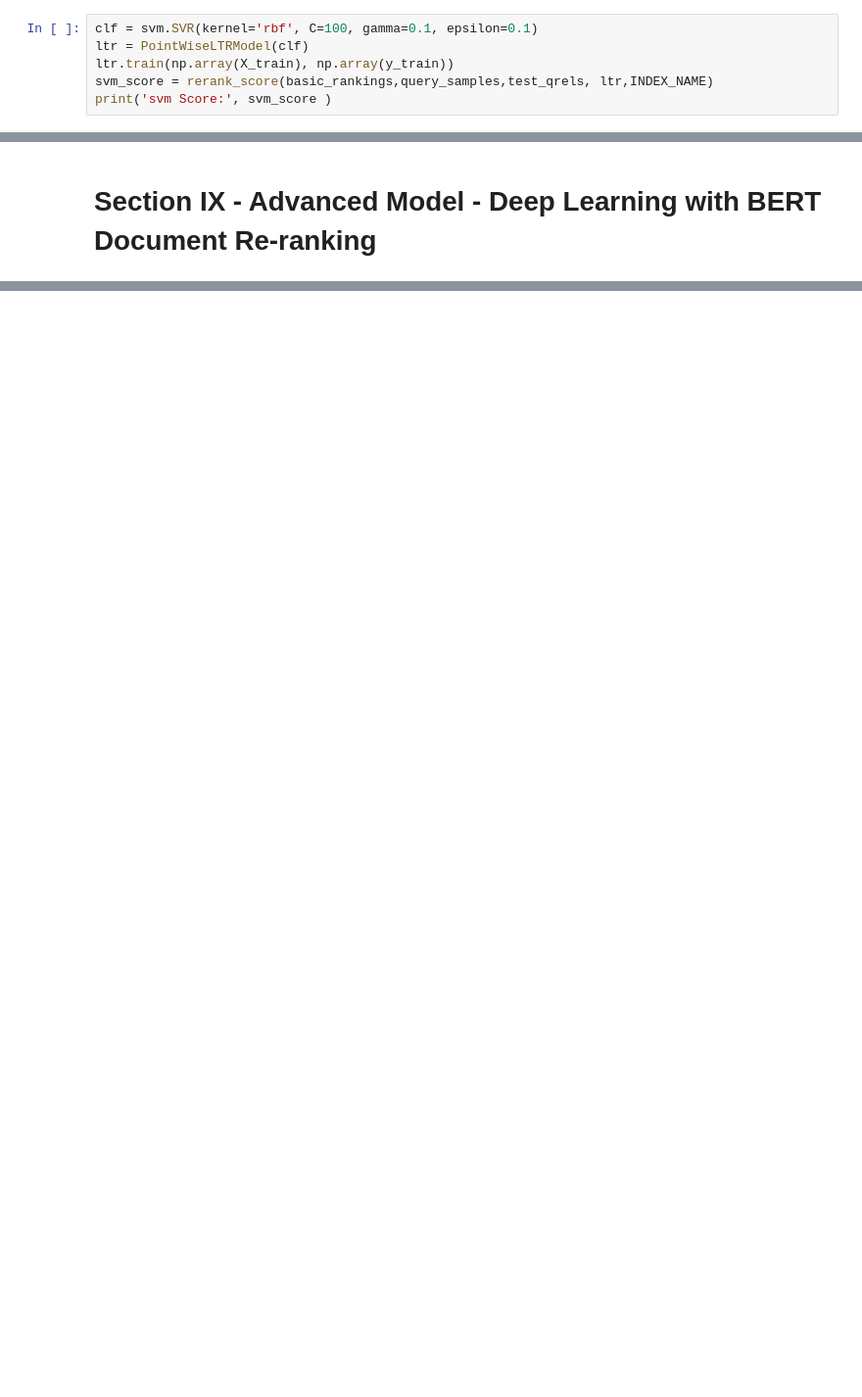
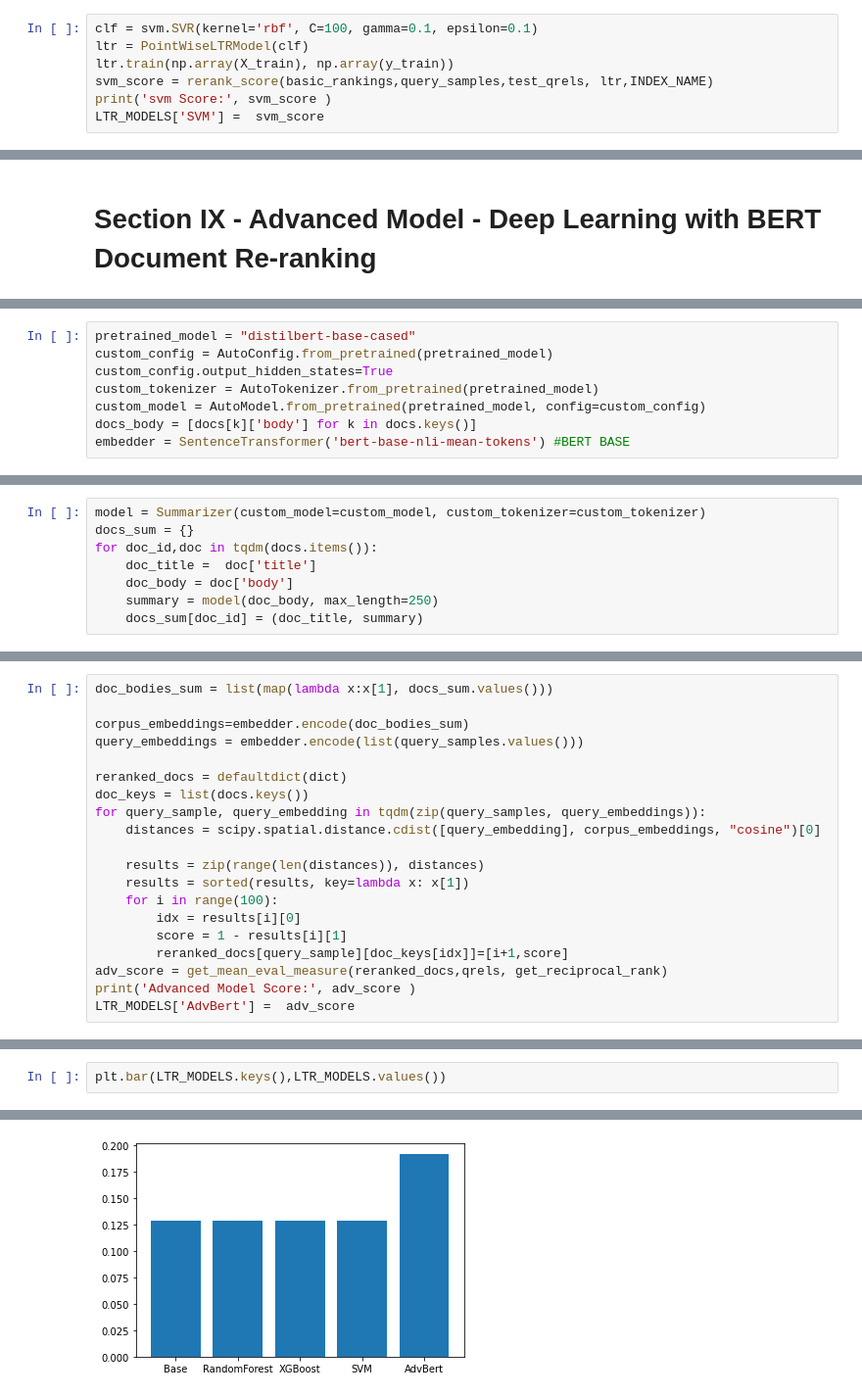
Before and after one commit to asahicantu/ir-course, a Jupyter notebook: FinalProject/Notebooks/ms-marco-01-process.ipynb, the cells around one changed output, grey strips where cells are left out. Shown: that part at 98% size. Drawn from its saved outputs; the diff is of its cells as text; blank space fills up the shorter version.

```diff
--- a/FinalProject/Notebooks/ms-marco-01-process.ipynb
+++ b/FinalProject/Notebooks/ms-marco-01-process.ipynb
@@ -914,4 +943,5 @@ ltr = PointWiseLTRModel(clf)
 ltr.train(np.array(X_train), np.array(y_train))
 svm_score = rerank_score(basic_rankings,query_samples,test_qrels, ltr,INDEX_NAME)
 print('svm Score:', svm_score )
+LTR_MODELS['SVM'] =  svm_score
 # %% [output]
@@ -1016,0 +951,8 @@ for key, val in tqdm(corpus.items()):
+# %%
+pretrained_model = "distilbert-base-cased"
+custom_config = AutoConfig.from_pretrained(pretrained_model)
+custom_config.output_hidden_states=True
+custom_tokenizer = AutoTokenizer.from_pretrained(pretrained_model)
+custom_model = AutoModel.from_pretrained(pretrained_model, config=custom_config)
+docs_body = [docs[k]['body'] for k in docs.keys()]
+embedder = SentenceTransformer('bert-base-nli-mean-tokens') #BERT BASE
@@ -1016,0 +963,8 @@ for key, val in tqdm(corpus.items()):
+# %%
+model = Summarizer(custom_model=custom_model, custom_tokenizer=custom_tokenizer)
+docs_sum = {}
+for doc_id,doc in tqdm(docs.items()):
+    doc_title =  doc['title']
+    doc_body = doc['body']
+    summary = model(doc_body, max_length=250)
+    docs_sum[doc_id] = (doc_title, summary)
@@ -1016,0 +973,20 @@ for key, val in tqdm(corpus.items()):
+# %%
+doc_bodies_sum = list(map(lambda x:x[1], docs_sum.values()))
+
+corpus_embeddings=embedder.encode(doc_bodies_sum)
+query_embeddings = embedder.encode(list(query_samples.values()))
+
+reranked_docs = defaultdict(dict)
+doc_keys = list(docs.keys())
+for query_sample, query_embedding in tqdm(zip(query_samples, query_embeddings)):
+    distances = scipy.spatial.distance.cdist([query_embedding], corpus_embeddings, "cosine")[0]
+
+    results = zip(range(len(distances)), distances)
+    results = sorted(results, key=lambda x: x[1])
+    for i in range(100):
+        idx = results[i][0]
+        score = 1 - results[i][1]
+        reranked_docs[query_sample][doc_keys[idx]]=[i+1,score]
+adv_score = get_mean_eval_measure(reranked_docs,qrels, get_reciprocal_rank)
+print('Advanced Model Score:', adv_score )
+LTR_MODELS['AdvBert'] =  adv_score
@@ -1016,0 +998,3 @@ for key, val in tqdm(corpus.items()):
+# %%
+plt.bar(LTR_MODELS.keys(),LTR_MODELS.values())
+# %% [output]
@@ -1016,0 +1002 @@ for key, val in tqdm(corpus.items()):
+[figure, added]
```
Also changed, not shown: parts of 29 cells of this notebook.
